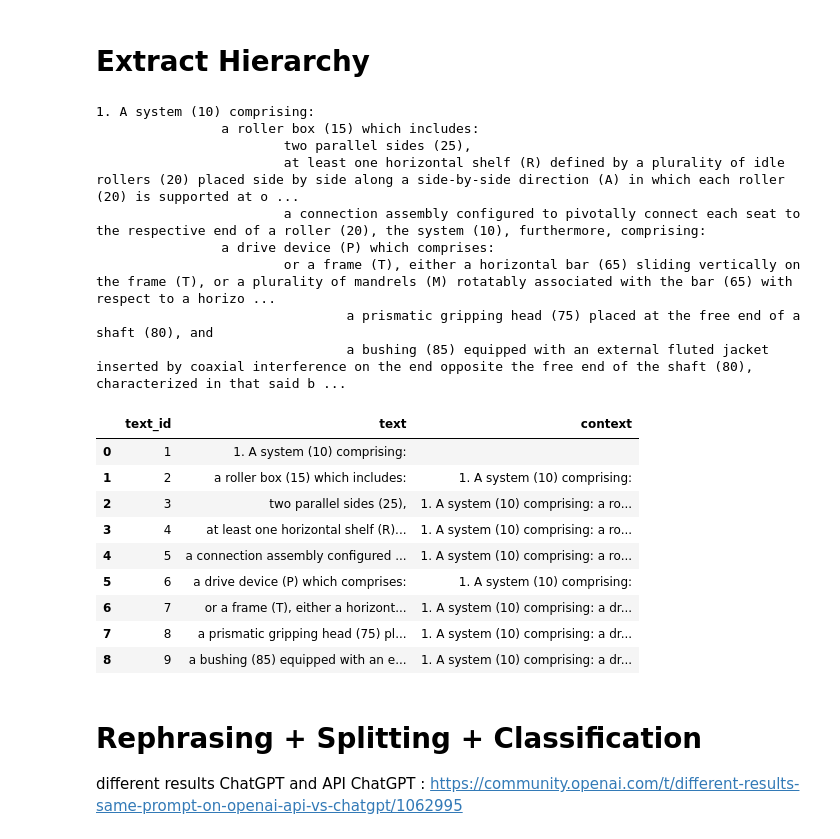
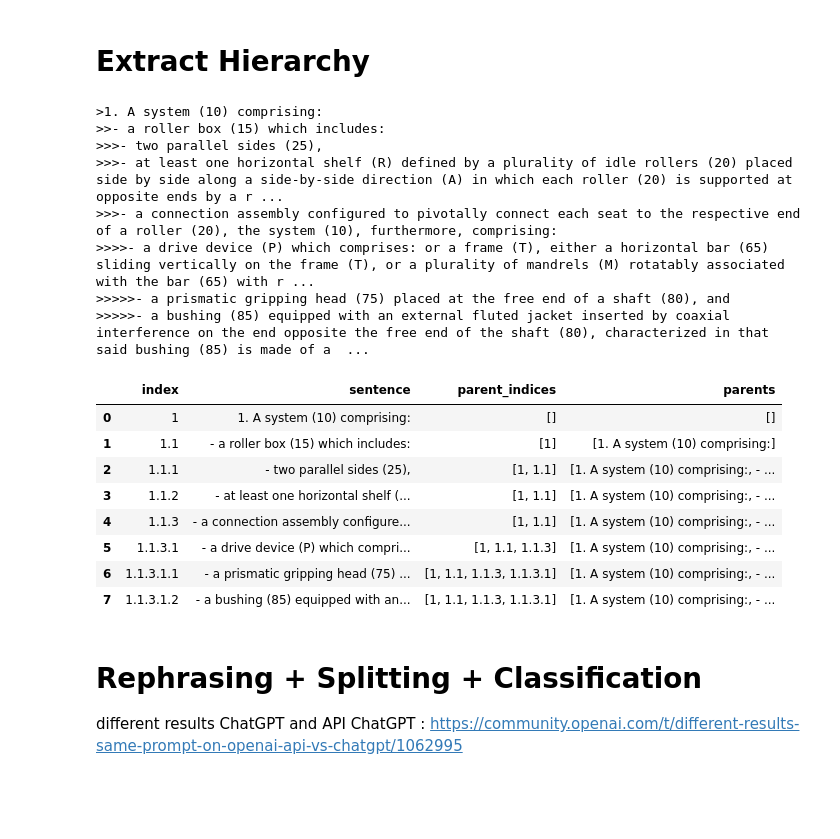
Before and after one commit to Marco-Consoloni/patent-sentence-classification, a Jupyter notebook: claim_simplification.ipynb, the cells around one changed output. Saved outputs shown, nothing was run; the diff lists cells and outputs as text; code cells hidden in the pictures; blank space fills up the shorter version.

Commit message:
extract hierarchy new

```diff
--- a/claim_simplification.ipynb
+++ b/claim_simplification.ipynb
@@ -263,41 +320,28 @@ IPC = 'B65G1-023'; patent_id = "IT-201900008253-A1"; input_text = """1. A system
 # Indent text with prompt
 output_string, _, _, _ = prompt_chatgpt(input_text=input_text, input_context=None, prompt=indenting_prompt, model='gpt-3.5-turbo')
 print(output_string)
-
-# Generate Tree
-tree = build_tree_with_parents(output_string)
-
-# Create Dataframe from Tree
-df = pd.DataFrame([
-    {
-        'text_id': idx + 1,
-        'text': node['line'],
-        'context': ' '.join(node['parents'])
-    }
-    for idx, node in enumerate(tree)
-])
-
-df
 # %% [output]
-1. A system (10) comprising:
-                a roller box (15) which includes:
-                        two parallel sides (25),
-                        at least one horizontal shelf (R) defined by a plurality of idle rollers (20) placed side by side along a side-by-side direction (A) in which each roller (20) is supported at o ...
-                        a connection assembly configured to pivotally connect each seat to the respective end of a roller (20), the system (10), furthermore, comprising:
-                a drive device (P) which comprises:
-                        or a frame (T), either a horizontal bar (65) sliding vertically on the frame (T), or a plurality of mandrels (M) rotatably associated with the bar (65) with respect to a horizo ...
-                                a prismatic gripping head (75) placed at the free end of a shaft (80), and
-                                a bushing (85) equipped with an external fluted jacket inserted by coaxial interference on the end opposite the free end of the shaft (80), characterized in that said b ...
+>1. A system (10) comprising:
+>>- a roller box (15) which includes:
+>>>- two parallel sides (25),
+>>>- at least one horizontal shelf (R) defined by a plurality of idle rollers (20) placed side by side along a side-by-side direction (A) in which each roller (20) is supported at opposite ends by a r ...
+>>>- a connection assembly configured to pivotally connect each seat to the respective end of a roller (20), the system (10), furthermore, comprising:
+>>>>- a drive device (P) which comprises: or a frame (T), either a horizontal bar (65) sliding vertically on the frame (T), or a plurality of mandrels (M) rotatably associated with the bar (65) with r ...
+>>>>>- a prismatic gripping head (75) placed at the free end of a shaft (80), and
+>>>>>- a bushing (85) equipped with an external fluted jacket inserted by coaxial interference on the end opposite the free end of the shaft (80), characterized in that said bushing (85) is made of a  ...
-|  | text_id | text | context |
-| 0 | 1 | 1. A system (10) comprising: |  |
-| 1 | 2 | a roller box (15) which includes: | 1. A system (10) comprising: |
-| 2 | 3 | two parallel sides (25), | 1. A system (10) comprising: a ro... |
-| 3 | 4 | at least one horizontal shelf (R)... | 1. A system (10) comprising: a ro... |
-| 4 | 5 | a connection assembly configured ... | 1. A system (10) comprising: a ro... |
-| 5 | 6 | a drive device (P) which comprises: | 1. A system (10) comprising: |
-| 6 | 7 | or a frame (T), either a horizont... | 1. A system (10) comprising: a dr... |
-| 7 | 8 | a prismatic gripping head (75) pl... | 1. A system (10) comprising: a dr... |
-| 8 | 9 | a bushing (85) equipped with an e... | 1. A system (10) comprising: a dr... |
+# %%
+df = create_hierarchy(output_string)
+df
+# %% [output]
+|  | index | sentence | parent_indices | parents |
+| 0 | 1 | 1. A system (10) comprising: | [] | [] |
+| 1 | 1.1 | - a roller box (15) which includes: | [1] | [1. A system (10) comprising:] |
+| 2 | 1.1.1 | - two parallel sides (25), | [1, 1.1] | [1. A system (10) comprising:, - ... |
+| 3 | 1.1.2 | - at least one horizontal shelf (... | [1, 1.1] | [1. A system (10) comprising:, - ... |
+| 4 | 1.1.3 | - a connection assembly configure... | [1, 1.1] | [1. A system (10) comprising:, - ... |
+| 5 | 1.1.3.1 | - a drive device (P) which compri... | [1, 1.1, 1.1.3] | [1. A system (10) comprising:, - ... |
+| 6 | 1.1.3.1.1 | - a prismatic gripping head (75) ... | [1, 1.1, 1.1.3, 1.1.3.1] | [1. A system (10) comprising:, - ... |
+| 7 | 1.1.3.1.2 | - a bushing (85) equipped with an... | [1, 1.1, 1.1.3, 1.1.3.1] | [1. A system (10) comprising:, - ... |
 # %% [markdown]
 # Rephrasing + Splitting + Classification
 
```
Also changed, not shown: parts of 4 cells of this notebook.
